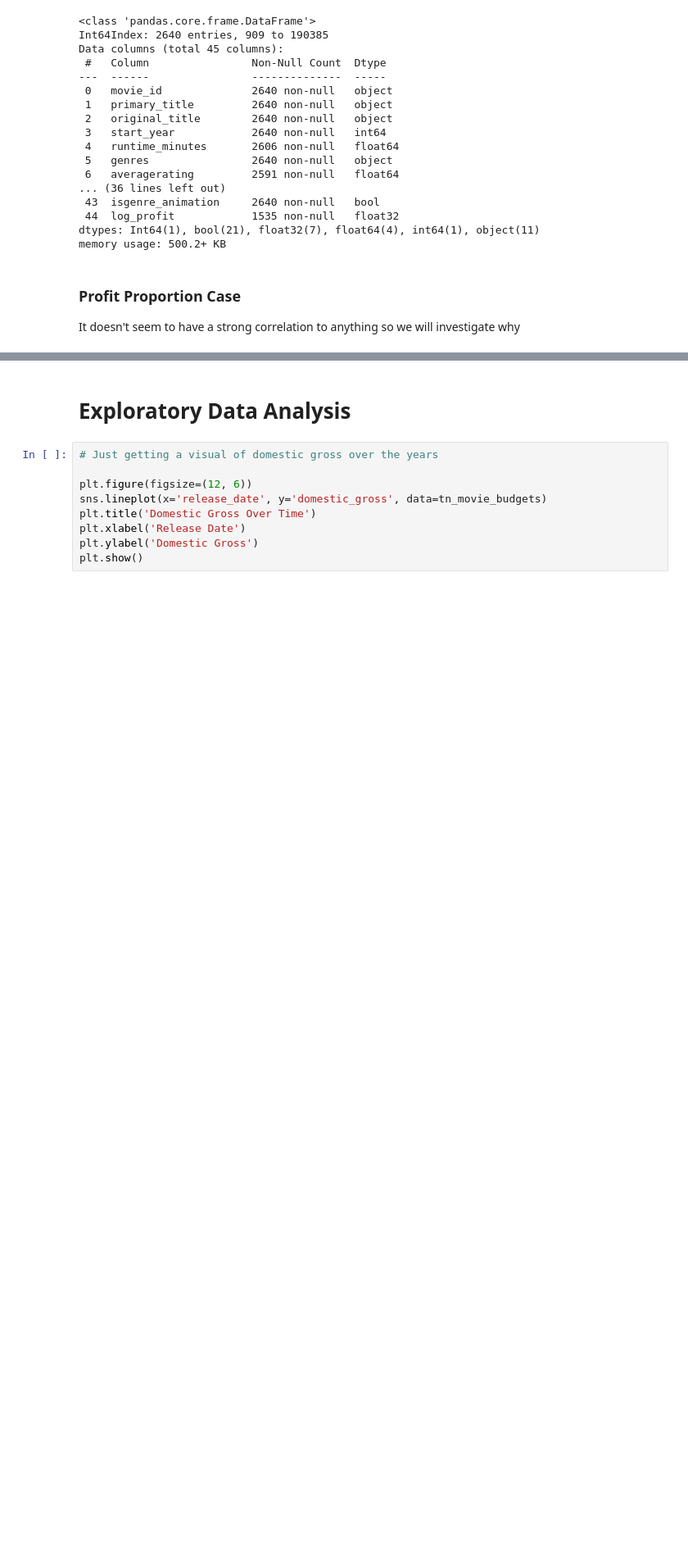
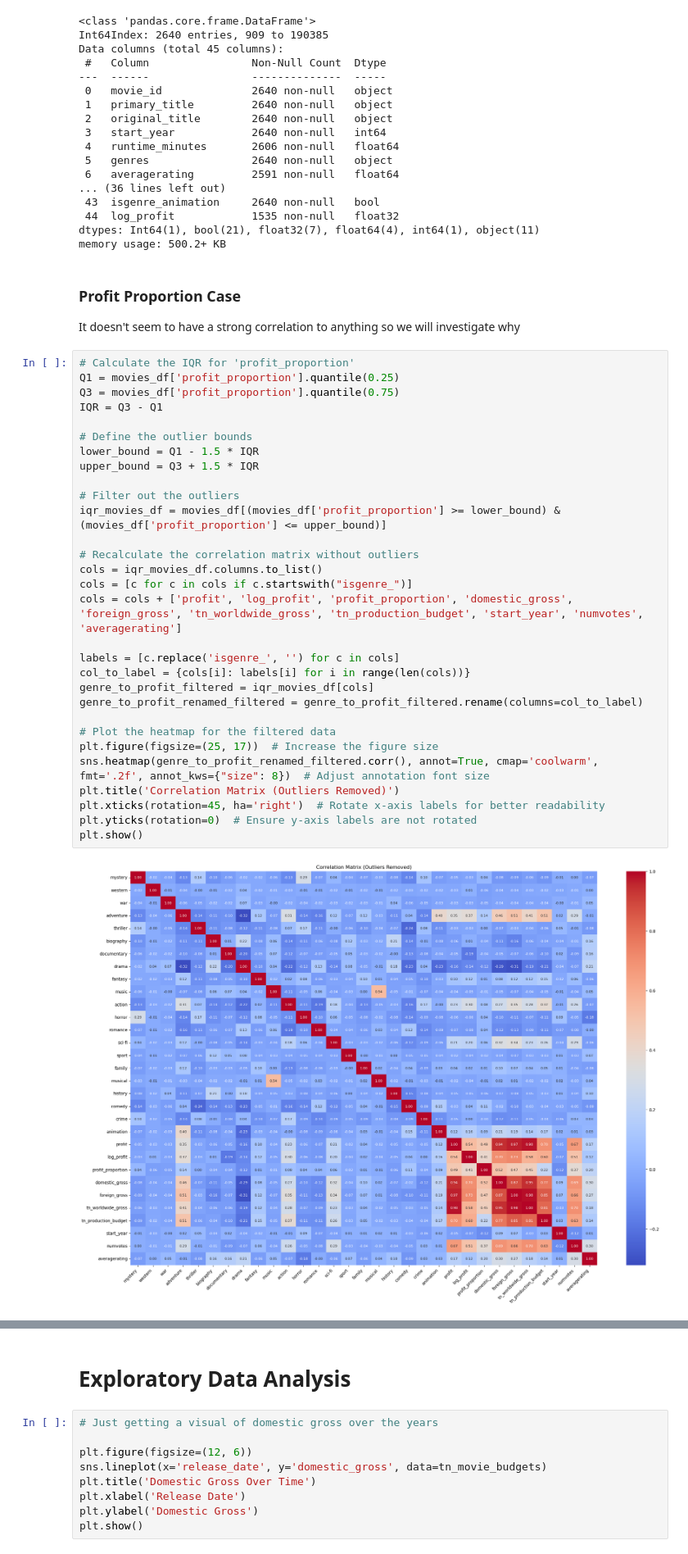
Before and after one commit to minerva-ds/dsc-movies-analysis, a Jupyter notebook: index.ipynb, the cells around one changed output, grey strips where cells are left out. Shown at 82% size. Saved outputs shown, nothing was run; the diff lists cells and outputs as text; blank space fills up the shorter version.

```diff
--- a/index.ipynb
+++ b/index.ipynb
@@ -2835,3 +2835,35 @@ memory usage: 500.2+ KB
 # %% [markdown]
 ### Profit Proportion Case
 It doesn't seem to have a strong correlation to anything so we will investigate why
+# %%
+# Calculate the IQR for 'profit_proportion'
+Q1 = movies_df['profit_proportion'].quantile(0.25)
+Q3 = movies_df['profit_proportion'].quantile(0.75)
+IQR = Q3 - Q1
+
+# Define the outlier bounds
+lower_bound = Q1 - 1.5 * IQR
+upper_bound = Q3 + 1.5 * IQR
+
+# Filter out the outliers
+iqr_movies_df = movies_df[(movies_df['profit_proportion'] >= lower_bound) & (movies_df['profit_proportion'] <= upper_bound)]
+
+# Recalculate the correlation matrix without outliers
+cols = iqr_movies_df.columns.to_list()
+cols = [c for c in cols if c.startswith("isgenre_")]
+cols = cols + ['profit', 'log_profit', 'profit_proportion', 'domestic_gross', 'foreign_gross', 'tn_worldwide_gross', 'tn_production_budget', 'start_year', 'numvotes', 'averagerating']
+
+labels = [c.replace('isgenre_', '') for c in cols]
+col_to_label = {cols[i]: labels[i] for i in range(len(cols))}
+genre_to_profit_filtered = iqr_movies_df[cols]
+genre_to_profit_renamed_filtered = genre_to_profit_filtered.rename(columns=col_to_label)
+
+# Plot the heatmap for the filtered data
+plt.figure(figsize=(25, 17))  # Increase the figure size
+sns.heatmap(genre_to_profit_renamed_filtered.corr(), annot=True, cmap='coolwarm', fmt='.2f', annot_kws={"size": 8})  # Adjust annotation font size
+plt.title('Correlation Matrix (Outliers Removed)')
+plt.xticks(rotation=45, ha='right')  # Rotate x-axis labels for better readability
+plt.yticks(rotation=0)  # Ensure y-axis labels are not rotated
+plt.show()
+# %% [output]
+[figure, added]
```
Also changed, not shown: parts of 1 cell of this notebook.
